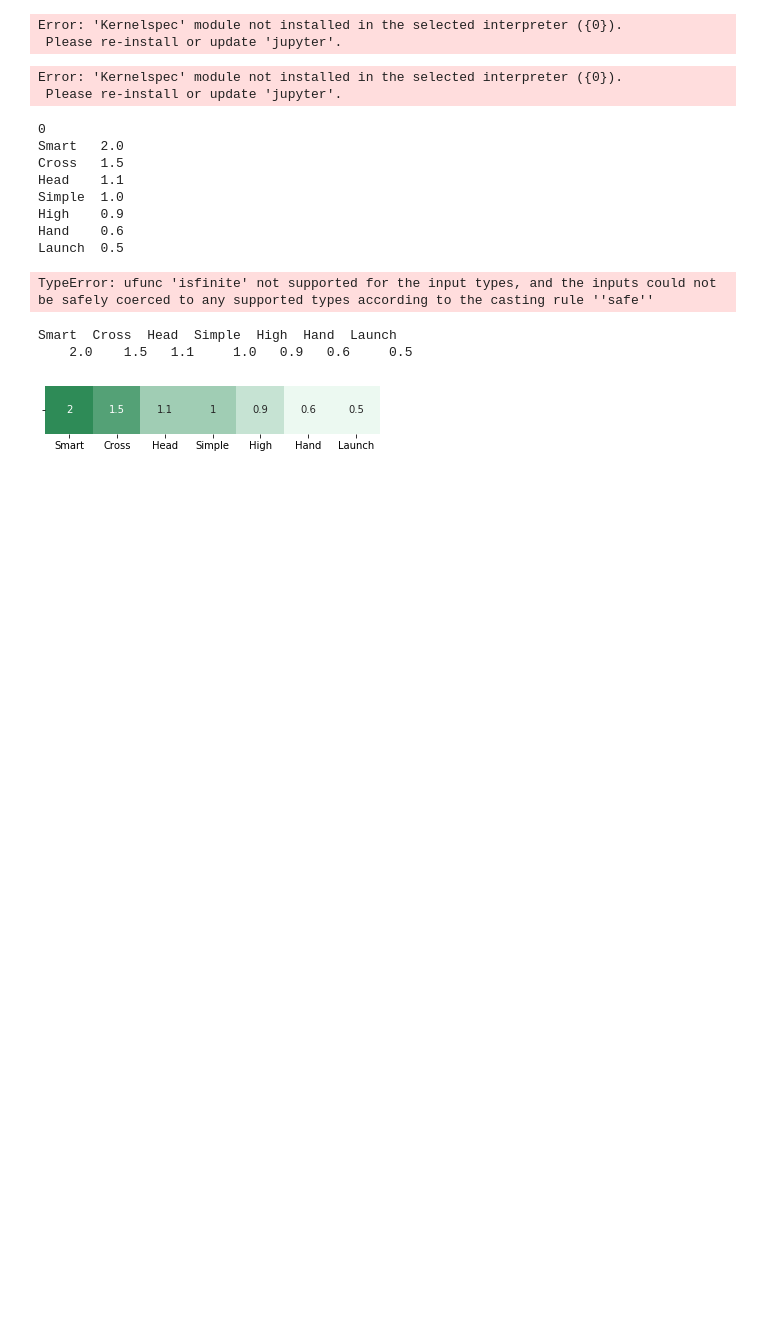
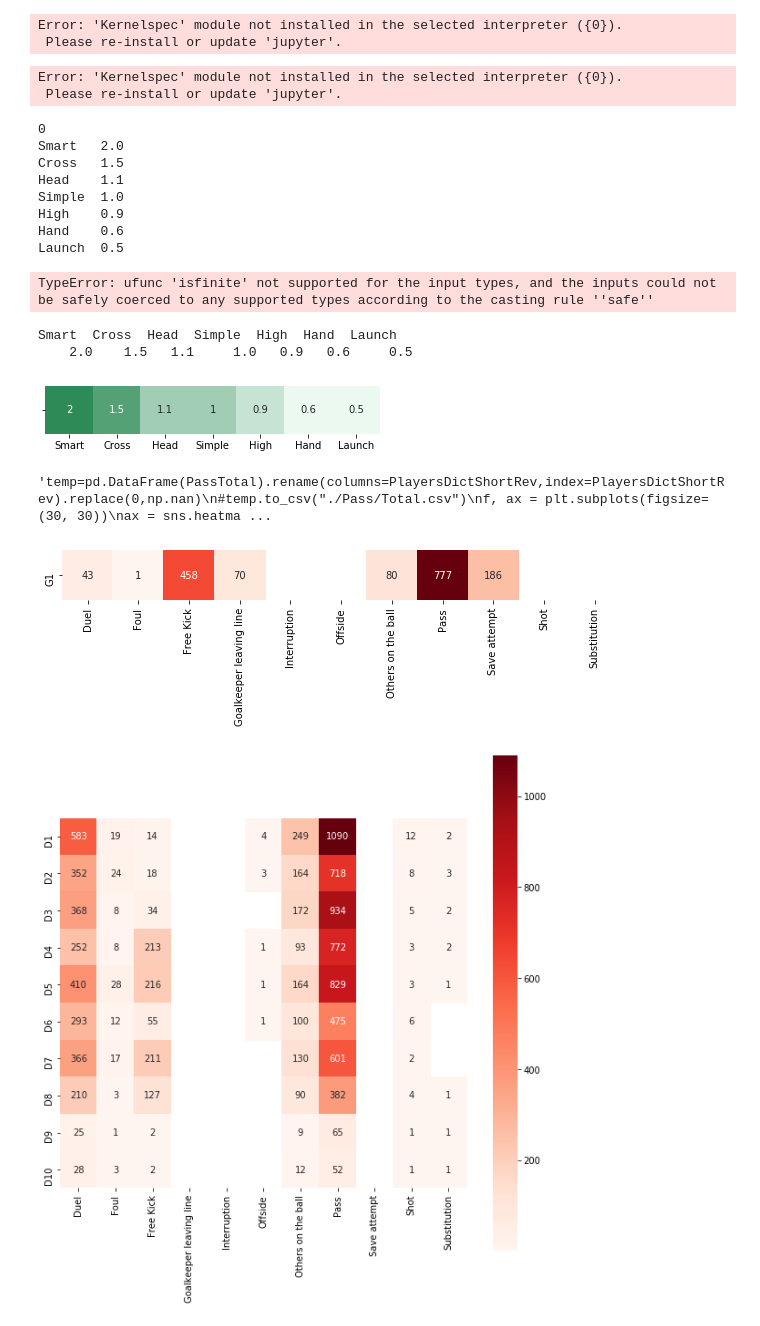
Before and after one commit to GZNGroup/2020MCM-ICM, a Jupyter notebook: 2020_Weekend1_Problems/2020_Problem_D_DATA/Pass.ipynb, the cells around one changed output. Cells and saved outputs as stored; diff of their text form; code cells hidden in the pictures; blank space fills up the shorter version.

```diff
--- a/2020_Weekend1_Problems/2020_Problem_D_DATA/Pass.ipynb
+++ b/2020_Weekend1_Problems/2020_Problem_D_DATA/Pass.ipynb
@@ -361,3 +361,50 @@ print(temp)
 Smart  Cross  Head  Simple  High  Hand  Launch
     2.0    1.5   1.1     1.0   0.9   0.6     0.5
 [figure]
+# %%
+data=pd.read_csv("fullevents.csv")
+EventTypeList = pd.DataFrame(data.groupby(["EventType"]))[0].tolist()
+PlayerData = pd.DataFrame(index=PlayersDictShort.keys(), columns=EventTypeList, data=0)
+N = data.shape[0]
+for i in range(0,N):
+    if (data['TeamID'][i] == 'Huskies'):
+            PlayerData[data['EventType'][i]][PlayersDict[data['OriginPlayerID'][i]]] += 1
+PlayerData
+
+"""temp=pd.DataFrame(PassTotal).rename(columns=PlayersDictShortRev,index=PlayersDictShortRev).replace(0,np.nan)
+#temp.to_csv("./Pass/Total.csv")
+f, ax = plt.subplots(figsize=(30, 30))
+ax = sns.heatmap(temp,cmap="Reds",square=True,annot=True,fmt='.2f')
+plt.savefig("./Pass/Total.png")
+plt.show()"""
+# %% [output]
+'temp=pd.DataFrame(PassTotal).rename(columns=PlayersDictShortRev,index=PlayersDictShortRev).replace(0,np.nan)\n#temp.to_csv("./Pass/Total.csv")\nf, ax = plt.subplots(figsize=(30, 30))\nax = sns.heatma ...
+# %%
+PlayerData=PlayerData.replace(0,np.nan)
+G=PlayerData[0:1]
+D=PlayerData[1:11]
+M=PlayerData[11:24]
+F=PlayerData[24:30]
+
+f, ax = plt.subplots(figsize=(10, 10))
+ax = sns.heatmap(G,cmap="Reds",square=True,annot=True,fmt=".0f",cbar=False)
+plt.savefig("./GEvents.png")
+plt.show()
+
+f, ax = plt.subplots(figsize=(10, 10))
+ax = sns.heatmap(D,cmap="Reds",square=True,annot=True,fmt=".0f")
+plt.savefig("./DEvents.png")
+plt.show()
+
+f, ax = plt.subplots(figsize=(10, 10))
+ax = sns.heatmap(M,cmap="Reds",square=True,annot=True,fmt=".0f")
+plt.savefig("./MEvents.png")
+plt.show()
+
+f, ax = plt.subplots(figsize=(10, 10))
+ax = sns.heatmap(F,cmap="Reds",square=True,annot=True,fmt=".0f")
+plt.savefig("./FEvents.png")
+plt.show()
+# %% [output]
+[figure, added]
+[figure, added]
```
Also changed, not shown: parts of 1 cell of this notebook, 5 other files.
